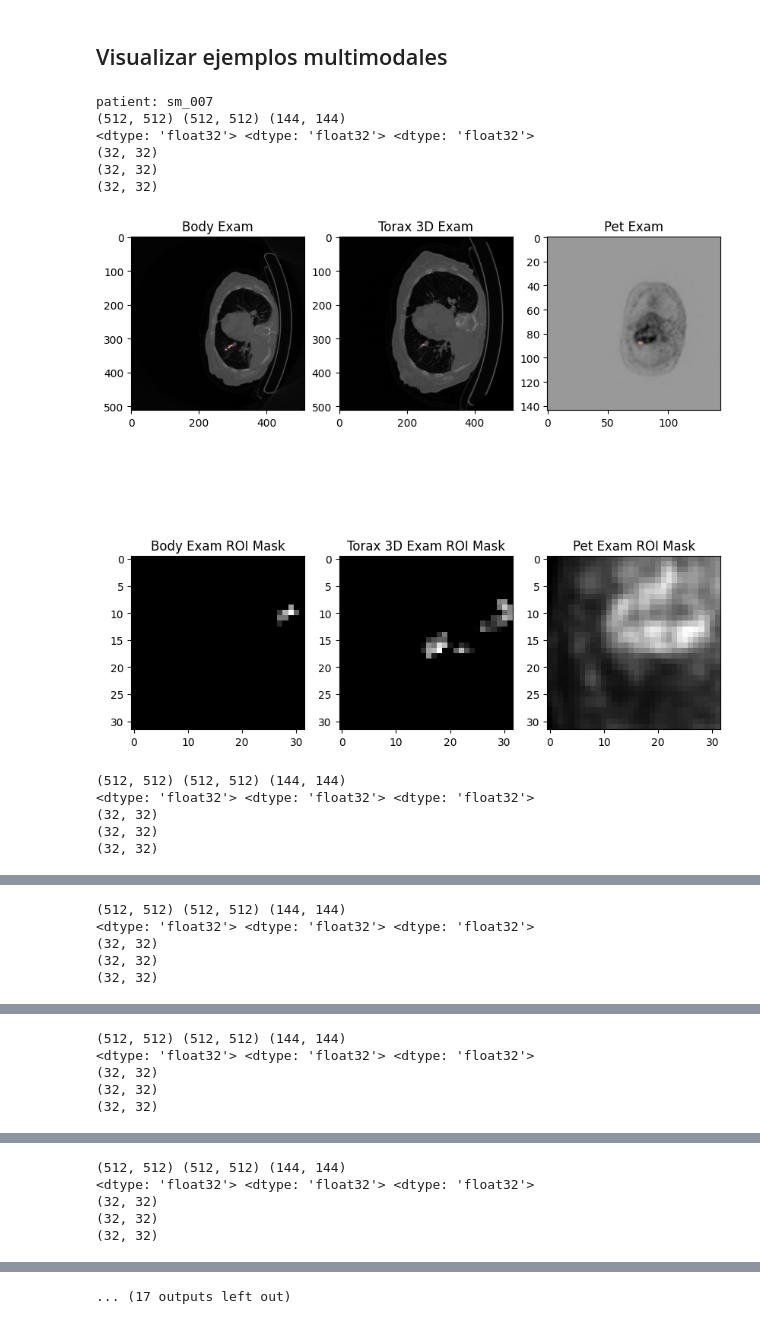
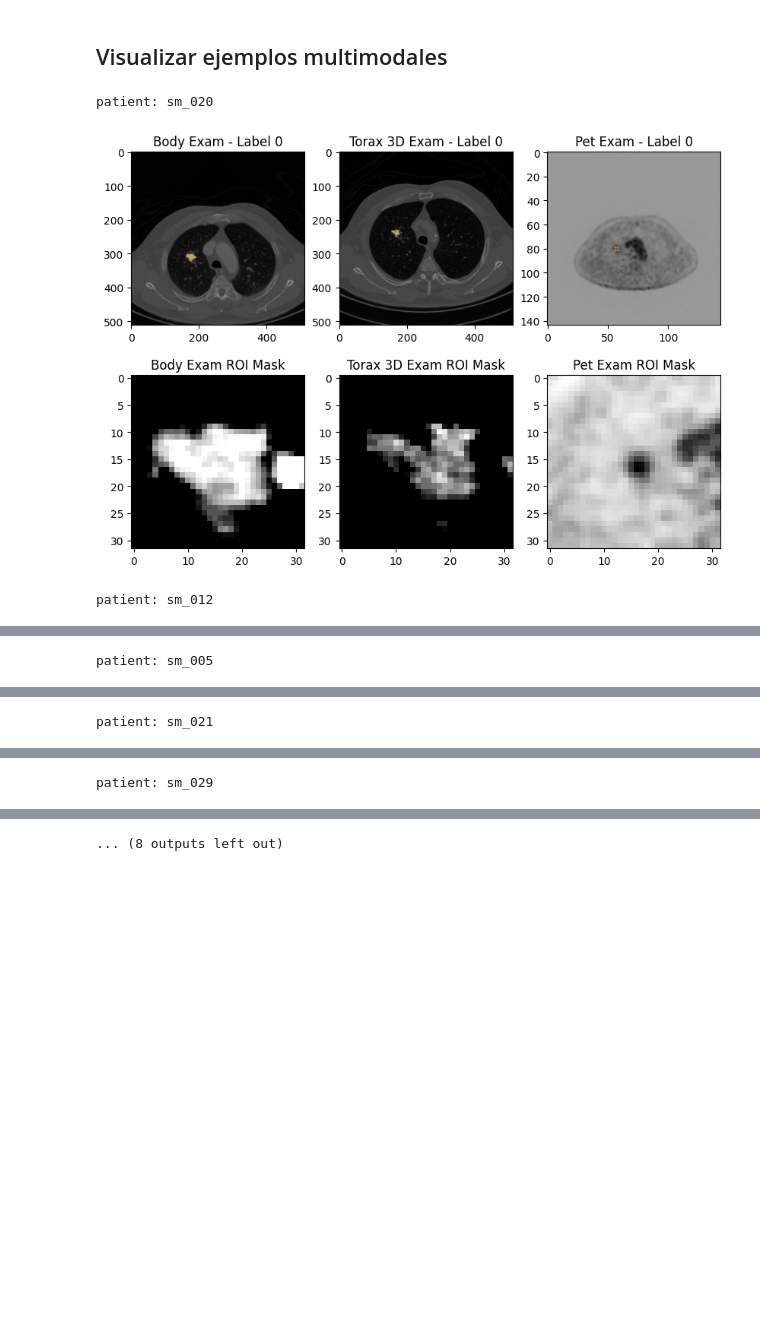
Before and after one commit to jmsaavedrar/pet_ct, a Jupyter notebook: visualize_data.ipynb, the cells around one changed output, grey strips where cells are left out. Saved outputs shown, nothing was run; the diff lists cells and outputs as text; code cells hidden in the pictures; blank space fills up the shorter version.

Commit message:
Terminando sistema de visualización

```diff
--- a/visualize_data.ipynb
+++ b/visualize_data.ipynb
@@ -206,20 +207,18 @@ def visualize_n_samples(n, body_ds, body_info, torax_ds, torax_info, pet_ds, pet
 # %%
+# se cargan los conjuntos de datos de santa maria
 santamaria_body_dataset, santamaria_body_info = tfds.load('santa_maria_dataset/body', with_info=True)
 santamaria_torax_dataset, santamaria_torax_info = tfds.load('santa_maria_dataset/torax3d', with_info=True)
 santamaria_pet_dataset, santamaria_pet_info = tfds.load('santa_maria_dataset/pet', with_info=True)
 
-visualize_n_samples(10, santamaria_body_dataset, santamaria_body_info, santamaria_torax_dataset,
+# cantidad de pacientes a mostrar, cantidad de ejemplos y función de extraccion de ROI
+n_patients = 10
+n_samples = 1
+roi_fn = roiExtractionSize
+
+visualize_n_samples(n_patients, n_samples, roi_fn,
+                    santamaria_body_dataset, santamaria_body_info, santamaria_torax_dataset,
                      santamaria_torax_info, santamaria_pet_dataset, santamaria_pet_info)
 # %% [output]
-patient: sm_007
-(512, 512) (512, 512) (144, 144)
-<dtype: 'float32'> <dtype: 'float32'> <dtype: 'float32'>
-(32, 32)
-(32, 32)
-(32, 32)
+patient: sm_020
-[figure, old version]
+[figure, new version]
-(512, 512) (512, 512) (144, 144)
-<dtype: 'float32'> <dtype: 'float32'> <dtype: 'float32'>
-(32, 32)
-(32, 32)
-(32, 32)
+patient: sm_012
@@ -227,5 +226 @@ patient: sm_007
-(512, 512) (512, 512) (144, 144)
-<dtype: 'float32'> <dtype: 'float32'> <dtype: 'float32'>
-(32, 32)
-(32, 32)
-(32, 32)
+patient: sm_005
@@ -233,5 +228 @@ patient: sm_007
-(512, 512) (512, 512) (144, 144)
-<dtype: 'float32'> <dtype: 'float32'> <dtype: 'float32'>
-(32, 32)
-(32, 32)
-(32, 32)
+patient: sm_021
@@ -239,5 +230 @@ patient: sm_007
-(512, 512) (512, 512) (144, 144)
-<dtype: 'float32'> <dtype: 'float32'> <dtype: 'float32'>
-(32, 32)
-(32, 32)
-(32, 32)
+patient: sm_029
@@ -251,2 +234,2 @@ patient: sm_007
-... (17 outputs left out)
+... (8 outputs left out)
 # %%
```
Also changed, not shown: parts of 8 cells of this notebook, 5 other files.
